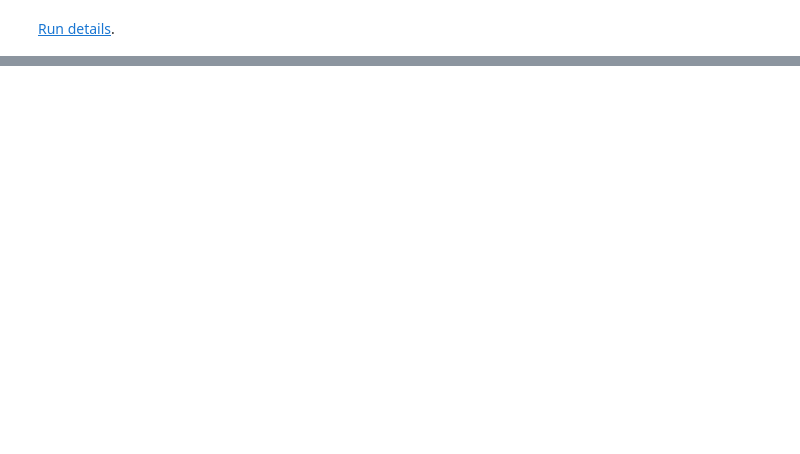
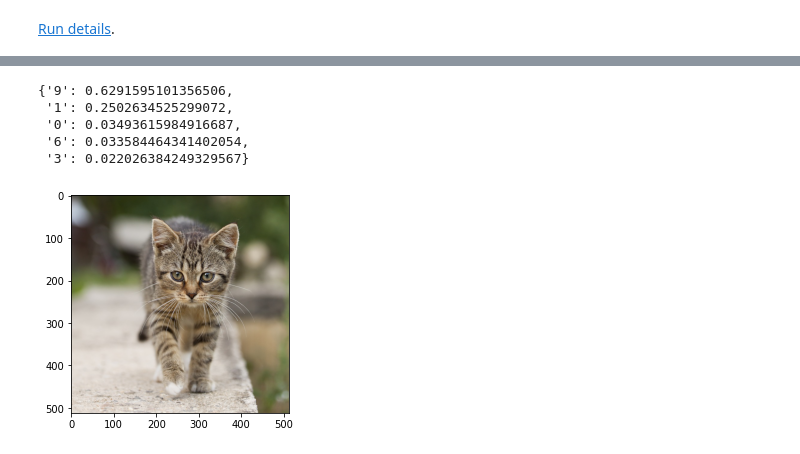
Before and after one commit to chauhang/pytorch-pipeline, a Jupyter notebook: pytorch_pipeline/Pipeline-Cifar10.ipynb, the cells around one changed output, grey strips where cells are left out. Saved outputs shown, nothing was run; the diff lists cells and outputs as text; code cells hidden in the pictures; blank space fills up the shorter version.

```diff
--- a/pytorch_pipeline/Pipeline-Cifar10.ipynb
+++ b/pytorch_pipeline/Pipeline-Cifar10.ipynb
@@ -305,0 +389,17 @@ Run details.
+# %%
+prediction_json = json.loads(open("./cifar10_prediction_output.json", "r").read())
+prediction_json["predictions"][0]
+# %% [output]
+{'9': 0.6291595101356506,
+ '1': 0.2502634525299072,
+ '0': 0.03493615984916687,
+ '6': 0.033584464341402054,
+ '3': 0.022026384249329567}
+# %%
+#Read the test image
+test_img = Image.open('./examples/cifar10/kitten.png')
+test_img_data = np.asarray(test_img)
+plt.imshow(test_img_data)
+plt.show()
+# %% [output]
+[figure, added]
```
Also changed, not shown: parts of 47 cells of this notebook.
